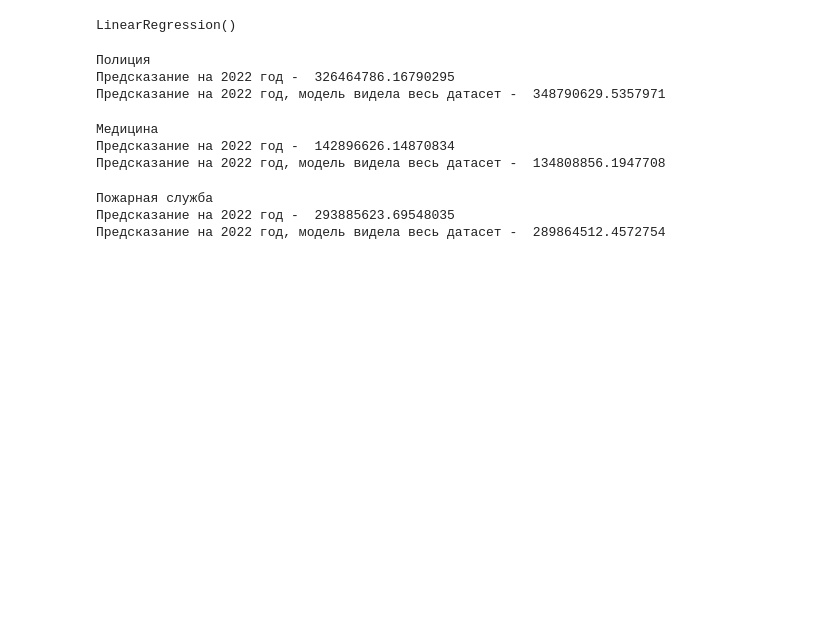
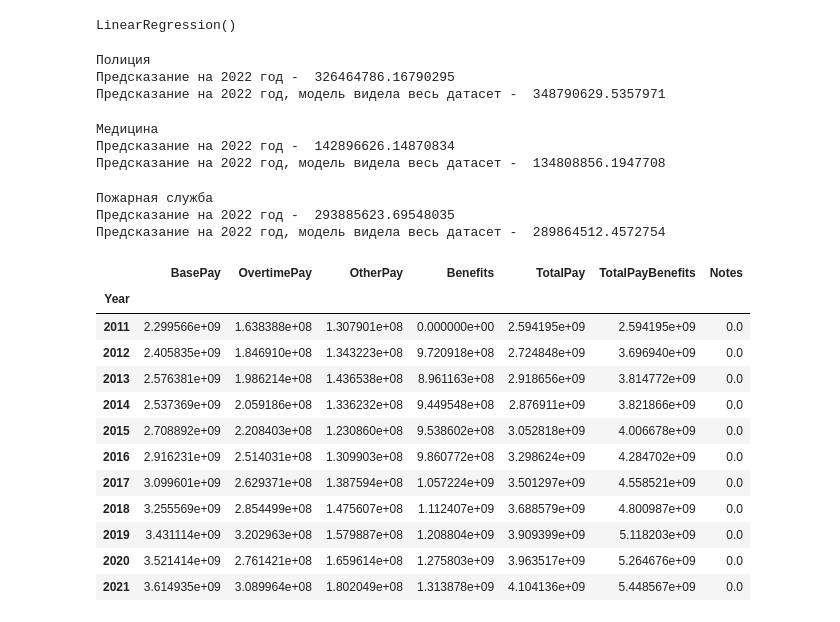
Before and after one commit to EvgenyBelov78/DA1, a Jupyter notebook: Salaries_in_SF.ipynb, the cells around one changed output. Cells and saved outputs as stored; diff of their text form; code cells hidden in the pictures; blank space fills up the shorter version.

```diff
--- a/Salaries_in_SF.ipynb
+++ b/Salaries_in_SF.ipynb
@@ -1107,3 +1107,19 @@ print('Предсказание на 2022 год, модель видела ве
 Пожарная служба
 Предсказание на 2022 год -  293885623.69548035
 Предсказание на 2022 год, модель видела весь датасет -  289864512.4572754
+# %%
+dffull.groupby('Year').sum()
+# %% [output]
+|  | BasePay | OvertimePay | OtherPay | Benefits | TotalPay | TotalPayBenefits | Notes |
+| Year |  |  |  |  |  |  |  |
+| 2011 | 2.299566e+09 | 1.638388e+08 | 1.307901e+08 | 0.000000e+00 | 2.594195e+09 | 2.594195e+09 | 0.0 |
+| 2012 | 2.405835e+09 | 1.846910e+08 | 1.343223e+08 | 9.720918e+08 | 2.724848e+09 | 3.696940e+09 | 0.0 |
+| 2013 | 2.576381e+09 | 1.986214e+08 | 1.436538e+08 | 8.961163e+08 | 2.918656e+09 | 3.814772e+09 | 0.0 |
+| 2014 | 2.537369e+09 | 2.059186e+08 | 1.336232e+08 | 9.449548e+08 | 2.876911e+09 | 3.821866e+09 | 0.0 |
+| 2015 | 2.708892e+09 | 2.208403e+08 | 1.230860e+08 | 9.538602e+08 | 3.052818e+09 | 4.006678e+09 | 0.0 |
+| 2016 | 2.916231e+09 | 2.514031e+08 | 1.309903e+08 | 9.860772e+08 | 3.298624e+09 | 4.284702e+09 | 0.0 |
+| 2017 | 3.099601e+09 | 2.629371e+08 | 1.387594e+08 | 1.057224e+09 | 3.501297e+09 | 4.558521e+09 | 0.0 |
+| 2018 | 3.255569e+09 | 2.854499e+08 | 1.475607e+08 | 1.112407e+09 | 3.688579e+09 | 4.800987e+09 | 0.0 |
+| 2019 | 3.431114e+09 | 3.202963e+08 | 1.579887e+08 | 1.208804e+09 | 3.909399e+09 | 5.118203e+09 | 0.0 |
+| 2020 | 3.521414e+09 | 2.761421e+08 | 1.659614e+08 | 1.275803e+09 | 3.963517e+09 | 5.264676e+09 | 0.0 |
+| 2021 | 3.614935e+09 | 3.089964e+08 | 1.802049e+08 | 1.313878e+09 | 4.104136e+09 | 5.448567e+09 | 0.0 |
```
Also changed, not shown: parts of 15 cells of this notebook.
